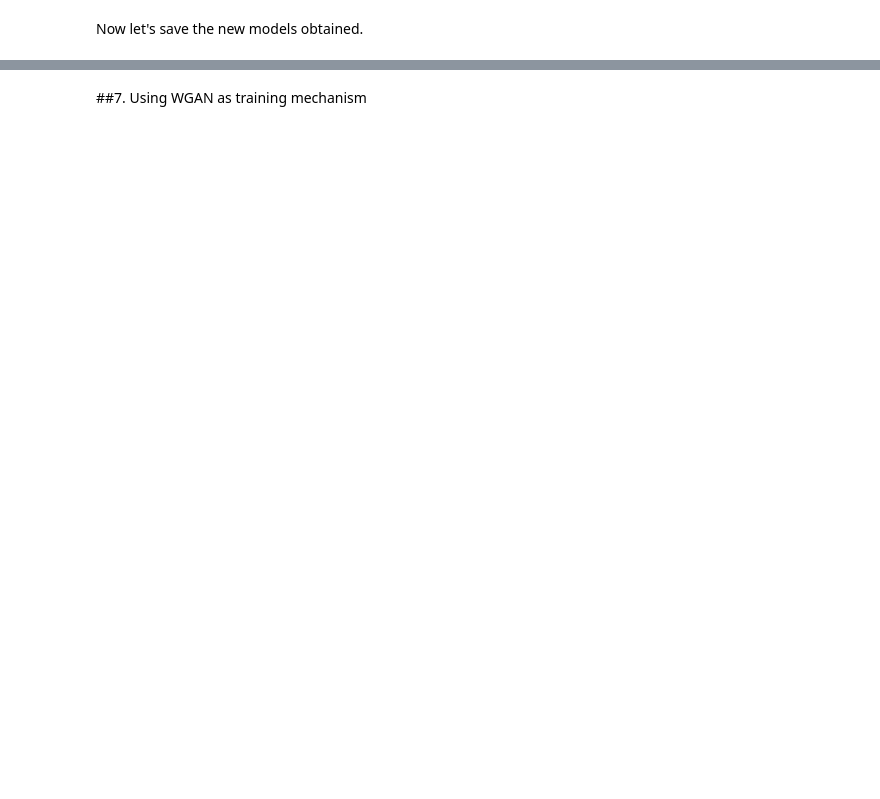
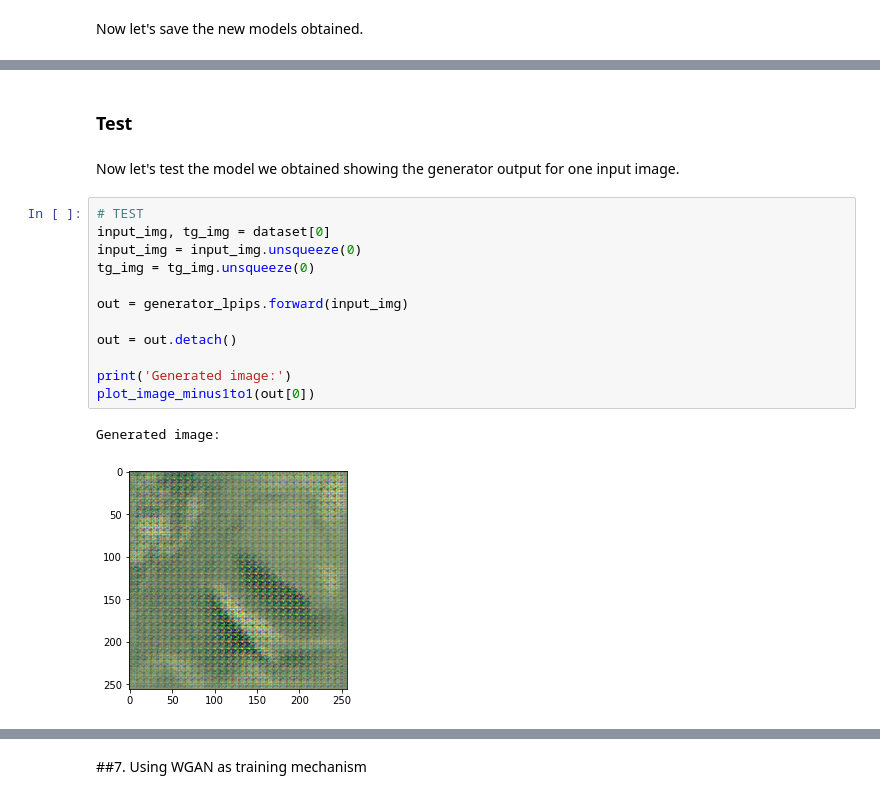
Before and after one commit to jemonra/ImageColouring, a Jupyter notebook: ColouringImageProject.ipynb, the cells around one changed output, grey strips where cells are left out. Cells and saved outputs as stored; diff of their text form; blank space fills up the shorter version.

```diff
--- a/ColouringImageProject.ipynb
+++ b/ColouringImageProject.ipynb
@@ -653,0 +662,19 @@ save_model(discriminator_lpips, discriminator_model_lpips_path)
+# %% [markdown]
+### Test
+# %% [markdown]
+Now let's test the model we obtained showing the generator output for one input image.
+# %%
+# TEST
+input_img, tg_img = dataset[0]
+input_img = input_img.unsqueeze(0)
+tg_img = tg_img.unsqueeze(0)
+
+out = generator_lpips.forward(input_img)
+
+out = out.detach()
+
+print('Generated image:')
+plot_image_minus1to1(out[0])
+# %% [output]
+Generated image:
+[figure, new version]
```
Also changed, not shown: parts of 45 cells of this notebook.
